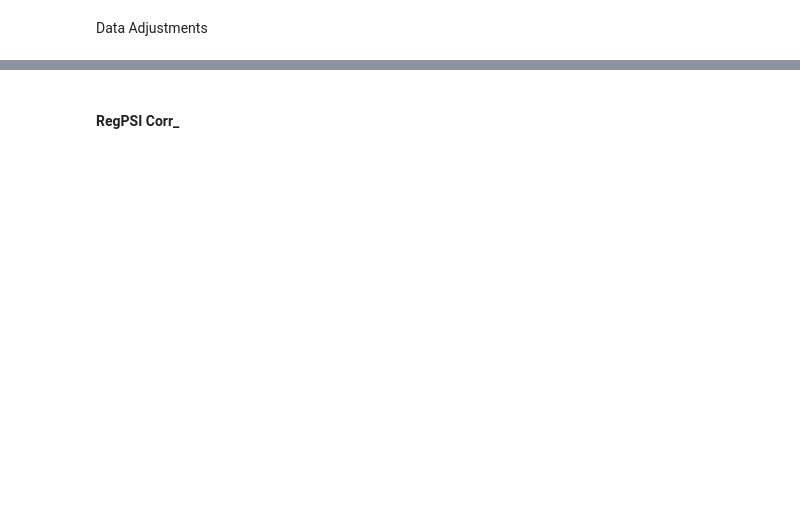
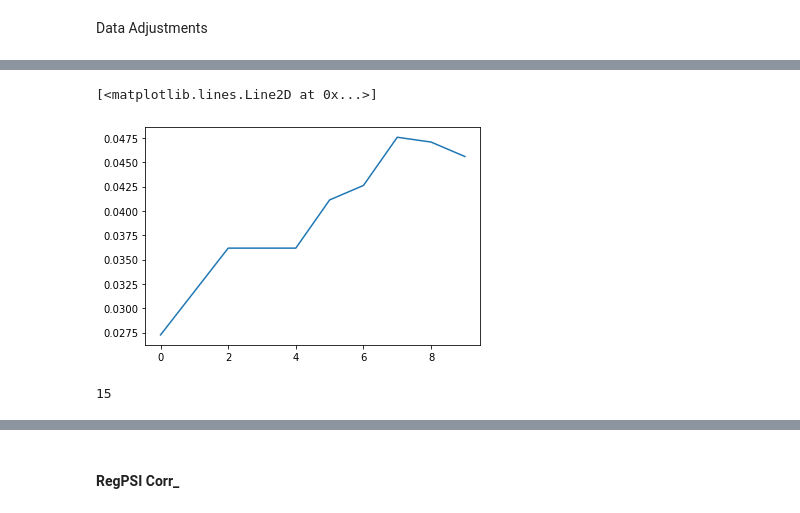
Before and after one commit to Oluwafemi-939/Incremental_PSI, a Jupyter notebook: Notebooks/IncreUpdt_AMZGames.ipynb, the cells around one changed output, grey strips where cells are left out. Drawn from its saved outputs; the diff is of its cells as text; code cells hidden in the pictures; blank space fills up the shorter version.

```diff
--- a/Notebooks/IncreUpdt_AMZGames.ipynb
+++ b/Notebooks/IncreUpdt_AMZGames.ipynb
@@ -604,0 +829,4 @@ Average HitRate for All Recommendations:  0.031052478782444423
+# %%
+for i in range(10):
+    alpha, reg, rank, iter = list(als_param_grid)[i]
+    print(alpha, reg, rank,iter)
@@ -730,0 +1143,5 @@ print(AMZG_DF['userId'].nunique(),AMZG_DF['productId'].nunique())
+# %%
+rows_i = newAMZGames_DF['Updated_UserID'].nunique()
+cols_i = newAMZGames_DF['Updated_ItemID'].nunique()
+SVD_UserItemMAT = AllRatingMatrices(newUserItem_list,'Updated_UserID','Updated_ItemID',rows_i ,cols_i)
+SVD_UserItemMAT
@@ -730,0 +1166,13 @@ print(AMZG_DF['userId'].nunique(),AMZG_DF['productId'].nunique())
+# %%
+##Tuning:
+def SVDoptimalSearch(RatingMat,holdout,user_column,item_column,start,end,increment,N=10):
+    AllHitrate = []
+    for rank in tqdm(range(start,end+1,increment)):
+        Usvd, Ssvd, VTsvd = svds(RatingMat, k=rank)
+        Vsvd = VTsvd.T
+        top_k = TopNPred(RatingMat,holdout,Vsvd, user_column, N)
+        hit_r = Hitrate_Eval(holdout,top_k,user_column,item_column)
+        AllHitrate.append(hit_r)
+    return AllHitrate
+# %%
+AllHitrate = SVDoptimalSearch(SVD_UserItemMAT[0],newHOLDOUT_LIST[0],'Updated_UserID','Updated_ItemID',start=10,end=100,increment=10,N=10)
@@ -730,0 +1213,10 @@ print(AMZG_DF['userId'].nunique(),AMZG_DF['productId'].nunique())
+# %%
+plt.plot(AllHitrate)   ###Max == 80
+# %% [output]
+[<matplotlib.lines.Line2D at 0x...>]
+[figure, added]
+# %%
+Vsvd_list = pureSVD(SVD_UserItemMAT,k=80)
+print(len(Vsvd_list))
+# %% [output]
+15
```
Also changed, not shown: parts of 361 cells of this notebook, 11 other files.
